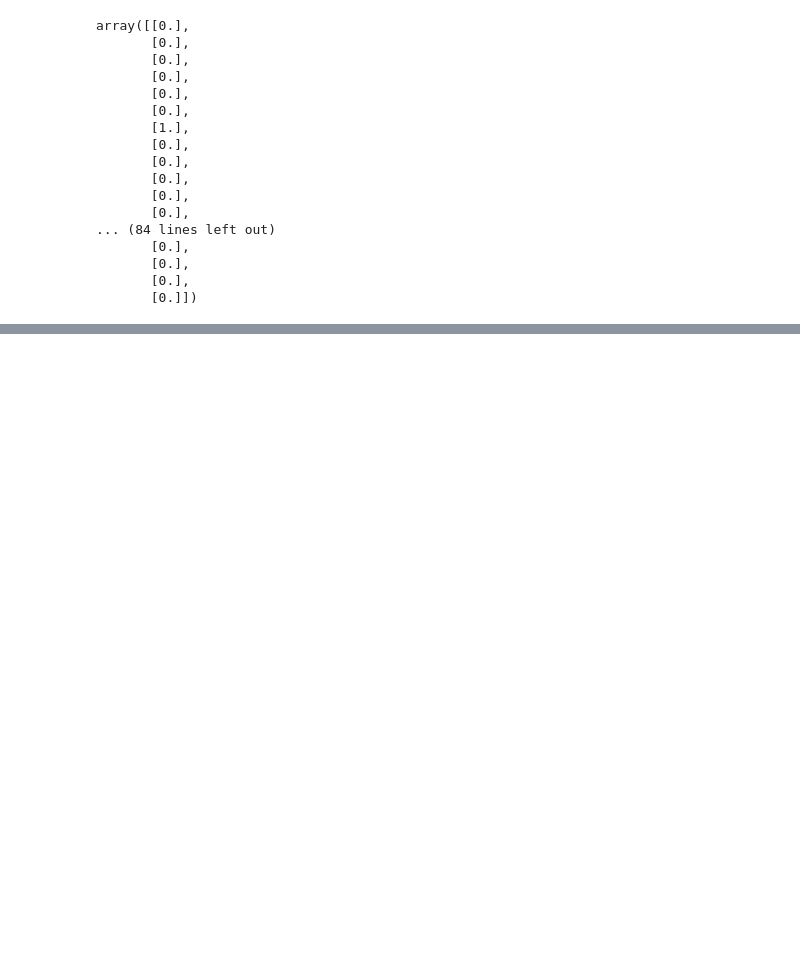
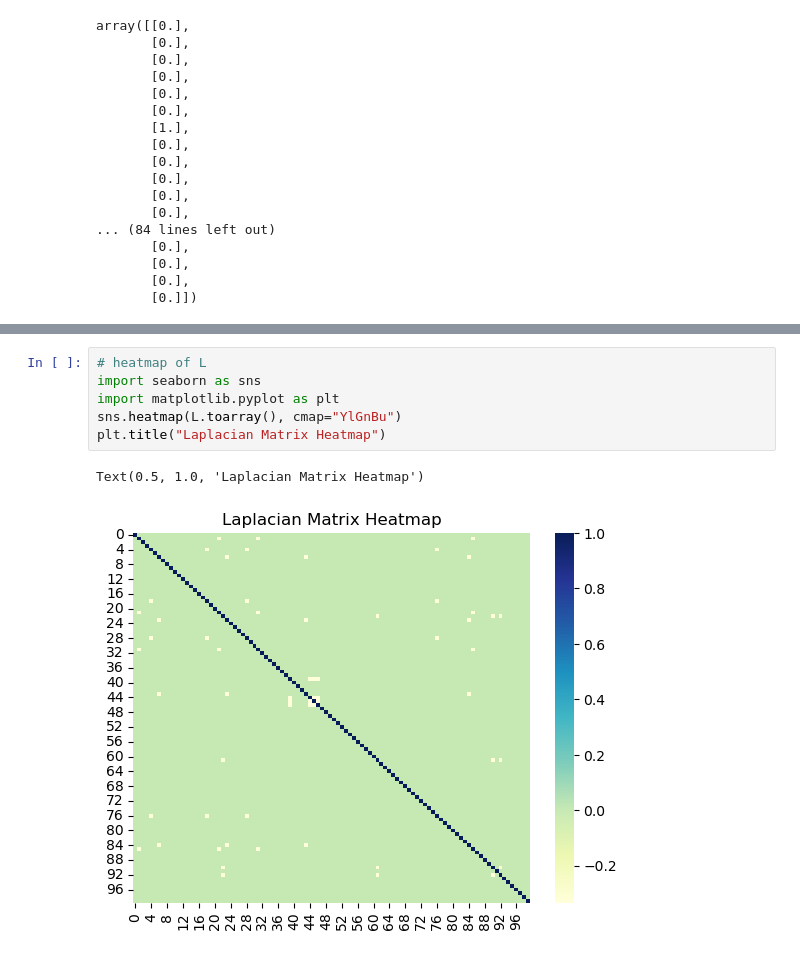
Before and after one commit to local-ring/Graph-Guided-Sparse-Learning, a Jupyter notebook: experiement.ipynb, the cells around one changed output, grey strips where cells are left out. Drawn from its saved outputs; the diff is of its cells as text; blank space fills up the shorter version.

```diff
--- a/experiement.ipynb
+++ b/experiement.ipynb
@@ -1215,0 +1361,9 @@ array([[0.],
+# %%
+# heatmap of L
+import seaborn as sns
+import matplotlib.pyplot as plt
+sns.heatmap(L.toarray(), cmap="YlGnBu")
+plt.title("Laplacian Matrix Heatmap")
+# %% [output]
+Text(0.5, 1.0, 'Laplacian Matrix Heatmap')
+[figure, added]
```
Also changed, not shown: parts of 17 cells of this notebook, 9 other files.
